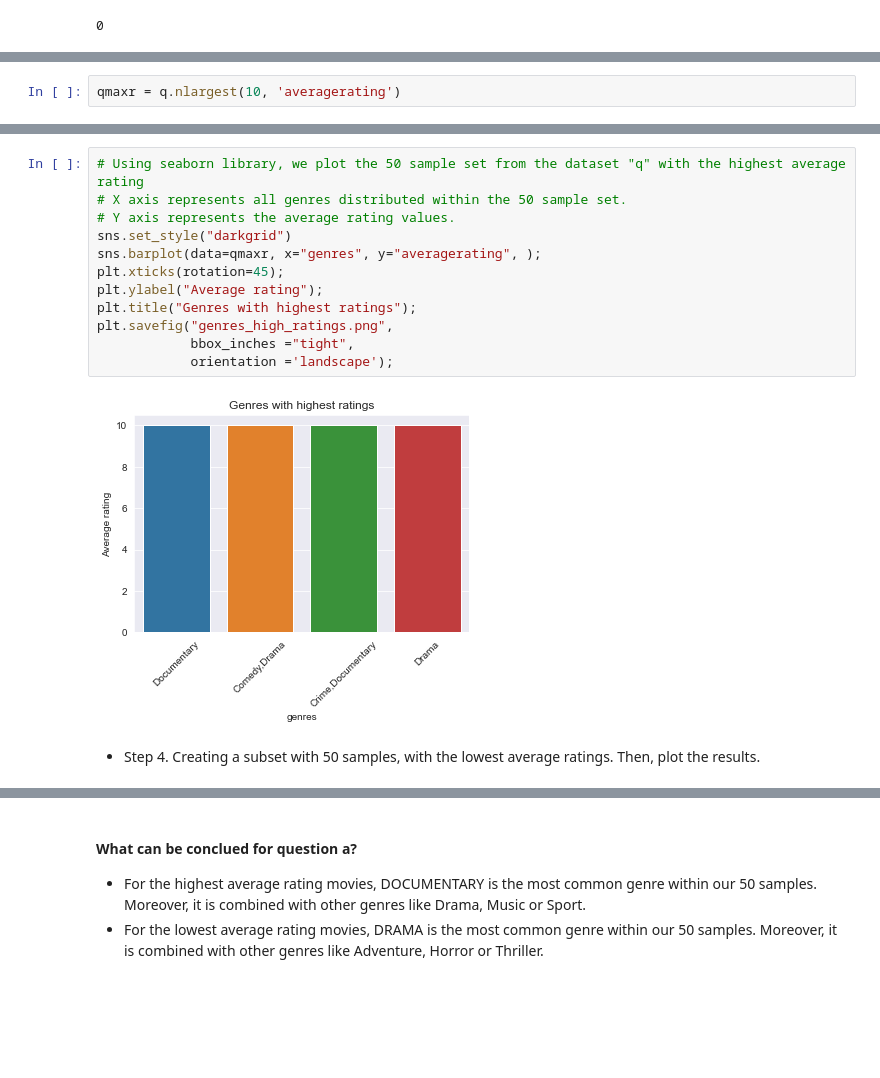
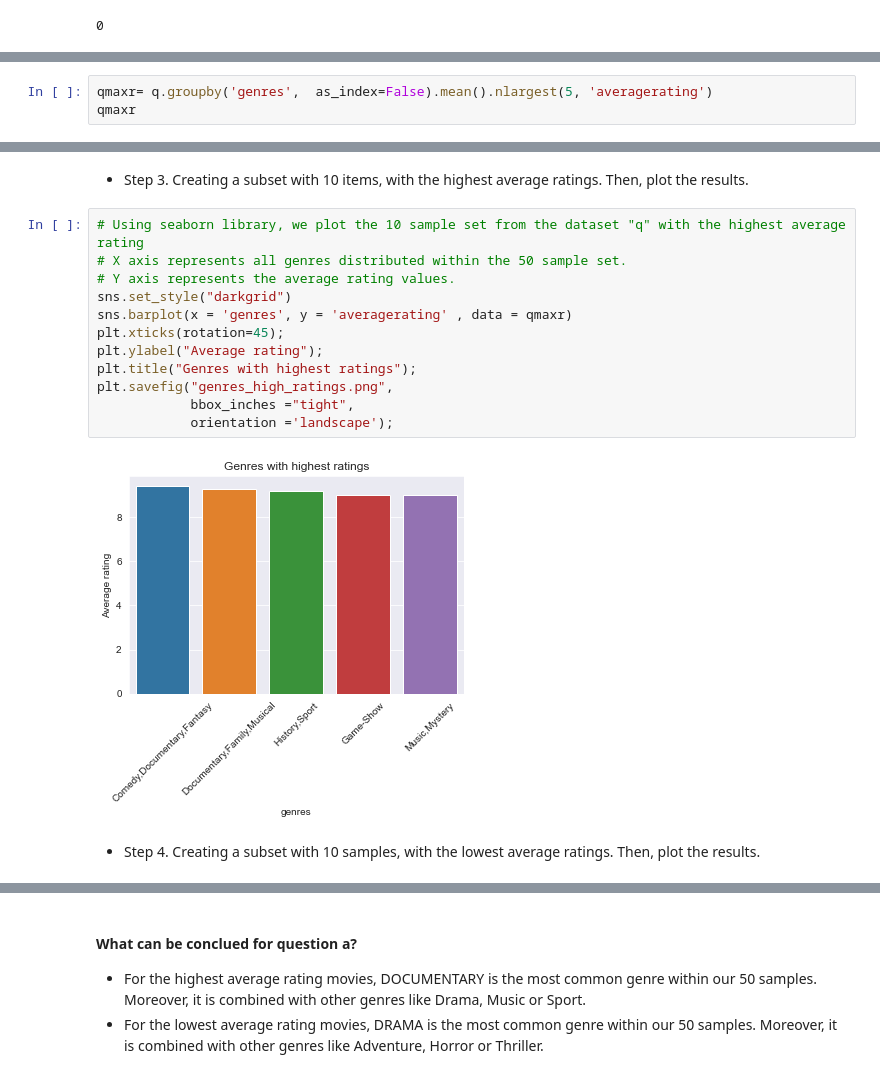
Before and after one commit to mahanabba/Pod_3_Capstone, a Jupyter notebook: student.ipynb, the cells around one changed output, grey strips where cells are left out. Saved outputs shown, nothing was run; the diff lists cells and outputs as text; blank space fills up the shorter version.

Commit message:
2022-10-27 student's notebook with 4 sections, Daniel Section complete, plots modified, average and top 5 using df.groupby

```diff
--- a/student.ipynb
+++ b/student.ipynb
@@ -101,2 +101,3 @@ q['genres'].isna().sum()
 # %%
-qmaxr = q.nlargest(10, 'averagerating')
+qmaxr= q.groupby('genres',  as_index=False).mean().nlargest(5, 'averagerating')
+qmaxr
@@ -103,17 +111,19 @@ qmaxr = q.nlargest(10, 'averagerating')
+# %% [markdown]
+- Step 3. Creating a subset with 10 items, with the highest average ratings. Then, plot the results.
 # %%
-# Using seaborn library, we plot the 50 sample set from the dataset "q" with the highest average rating
+# Using seaborn library, we plot the 10 sample set from the dataset "q" with the highest average rating
 # X axis represents all genres distributed within the 50 sample set.
 # Y axis represents the average rating values.
 sns.set_style("darkgrid")
-sns.barplot(data=qmaxr, x="genres", y="averagerating", );
+sns.barplot(x = 'genres', y = 'averagerating' , data = qmaxr)
 plt.xticks(rotation=45);
 plt.ylabel("Average rating");
 plt.title("Genres with highest ratings");
 plt.savefig("genres_high_ratings.png",
             bbox_inches ="tight",
             orientation ='landscape');
 # %% [output]
-[figure, old version]
+[figure, new version]
 # %% [markdown]
-- Step 4. Creating a subset with 50 samples, with the lowest average ratings. Then, plot the results.
+- Step 4. Creating a subset with 10 samples, with the lowest average ratings. Then, plot the results.
 # %%
```
Also changed, not shown: parts of 13 cells of this notebook.
